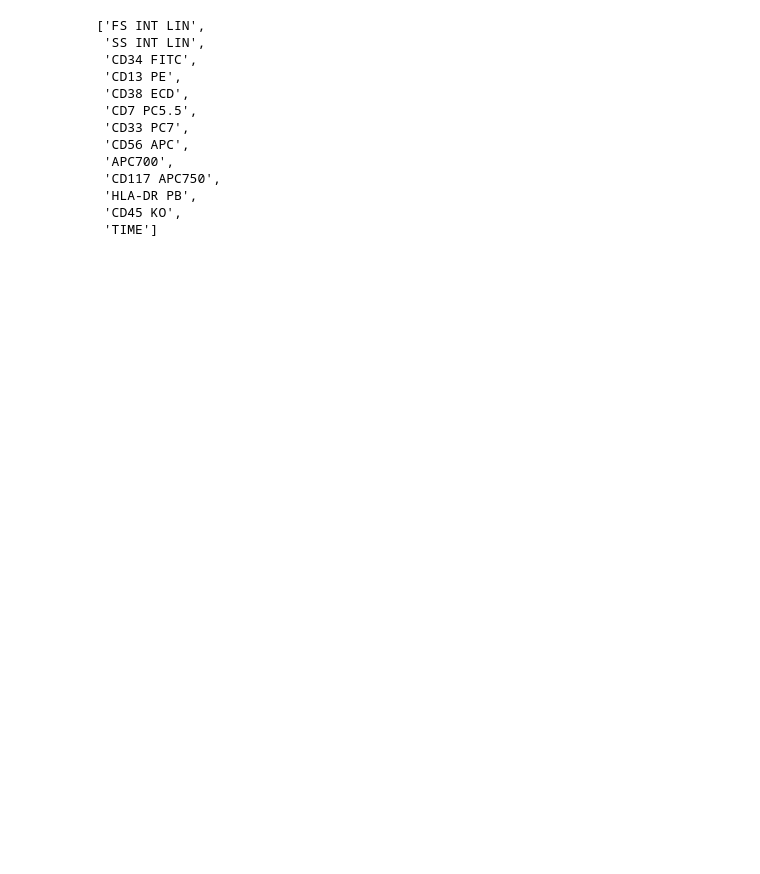
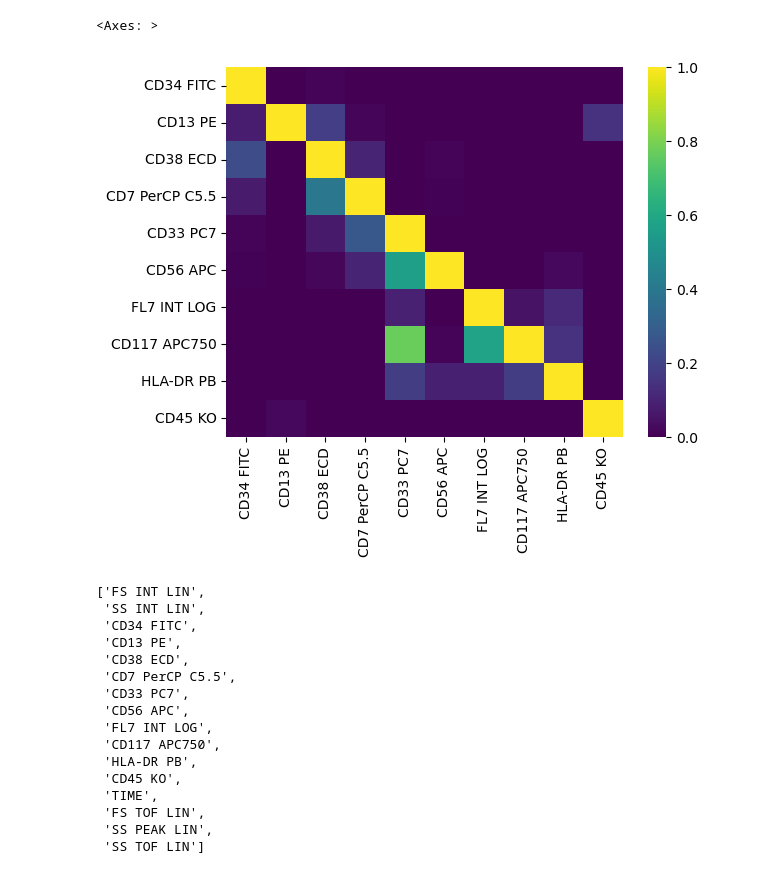
Before and after one commit to jonathan-legrand/anonymisation, a Jupyter notebook: load_new_data.ipynb, the cells around one changed output. Drawn from its saved outputs; the diff is of its cells as text; code cells hidden in the pictures; blank space fills up the shorter version.

Commit message:
Load BIDS like structure

```diff
--- a/load_new_data.ipynb
+++ b/load_new_data.ipynb
@@ -1,16 +1,16 @@
 # %%
-import flowkit as fk
-
 from bokeh.io import show
 from pathlib import Path
 
+import flowkit as fk
+import seaborn as sns
 import pandas as pd
 
-def load_sample(file_id, data_dir):
+def load_sample(subject_id, data_dir):
     data_path = Path(data_dir)
     sample = fk.Sample(
-        data_path / "samples" / (file_id + ".fcs"),
-        sample_id=file_id
+        data_path / subject_id / f"{subject_id}_sample.fcs",
+        sample_id=subject_id
     )
     # Correct channel idx issues
     if sample.pnn_labels[0]=='FS PEAK':
@@ -23,7 +23,7 @@ def load_sample(file_id, data_dir):
     detectors = [sample.pnn_labels[i] for i in sample.fluoro_indices]
     fluorochromes = [sample.pns_labels[i] for i in sample.fluoro_indices]
     mat = pd.read_csv(
-        data_path / "compensation_matrices" / (file_id + ".csv"),
+        data_path / subject_id / (subject_id + "_compensation.csv"),
         index_col=0
     )
     sample.compensation = fk.Matrix(
@@ -35,10 +35,16 @@ def load_sample(file_id, data_dir):
     return sample
 
 
-sample = load_sample("id-11048959_specimen-marrow", "mock_output")
+sample = load_sample(
+    "sub-",
+    "debug_output"
+)
 xform = fk.transforms.AsinhTransform(
     param_t=5, param_m=1, param_a=1
 )
 sample.apply_transform(xform)
-sample.compensation.as_dataframe()
+sns.heatmap(
+    sample.compensation.as_dataframe(fluoro_labels=True),
+    cmap="viridis"
+)
 # %% [output]
@@ -56,3 +51,5 @@ sample.compensation.as_dataframe()
+<Axes: >
+[figure, added]
 # %%
 p = sample.plot_scatter_matrix(source="xform")
 show(p)
@@ -68,12 +65,15 @@ sample.pns_labels
  'CD34 FITC',
  'CD13 PE',
  'CD38 ECD',
- 'CD7 PC5.5',
+ 'CD7 PerCP C5.5',
  'CD33 PC7',
  'CD56 APC',
- 'APC700',
+ 'FL7 INT LOG',
  'CD117 APC750',
  'HLA-DR PB',
  'CD45 KO',
- 'TIME']
+ 'TIME',
+ 'FS TOF LIN',
+ 'SS PEAK LIN',
+ 'SS TOF LIN']
 # %%
```
Also changed, not shown: parts of 3 cells of this notebook, 2 other files.
